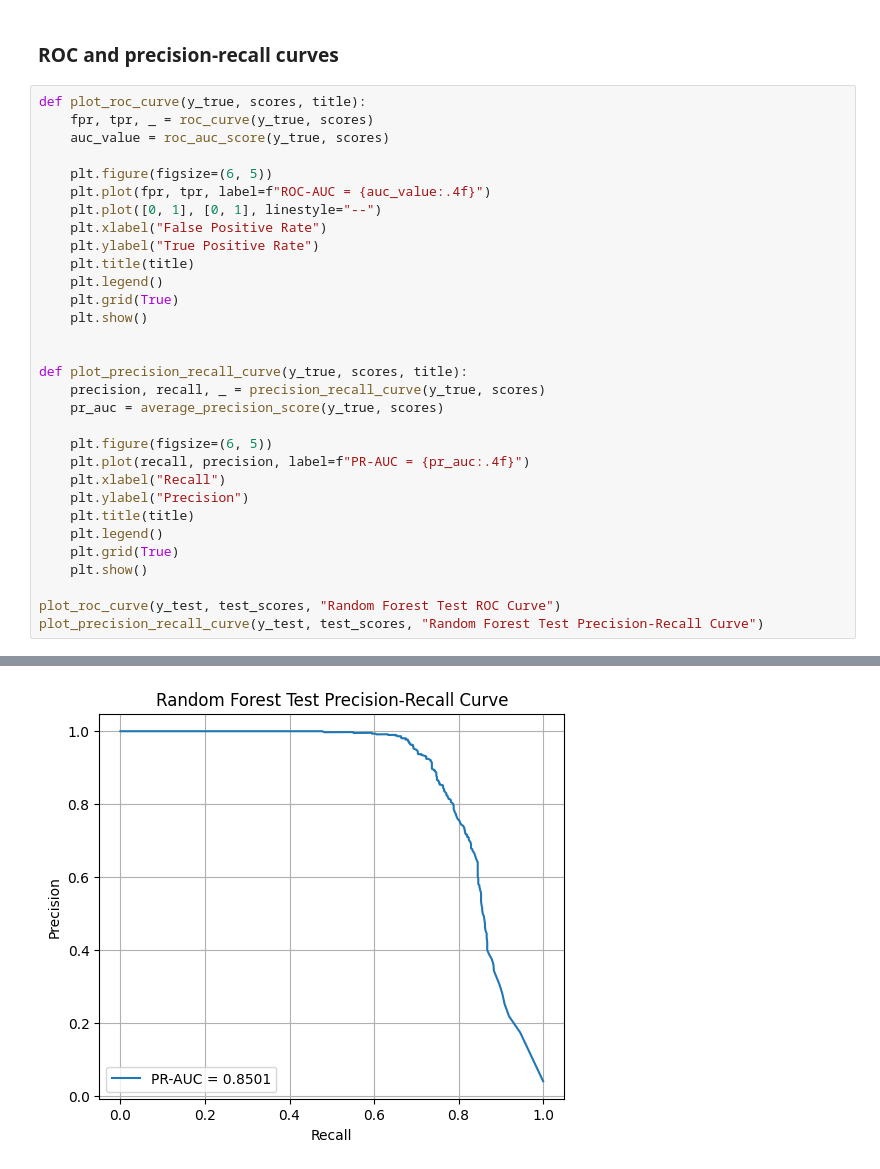
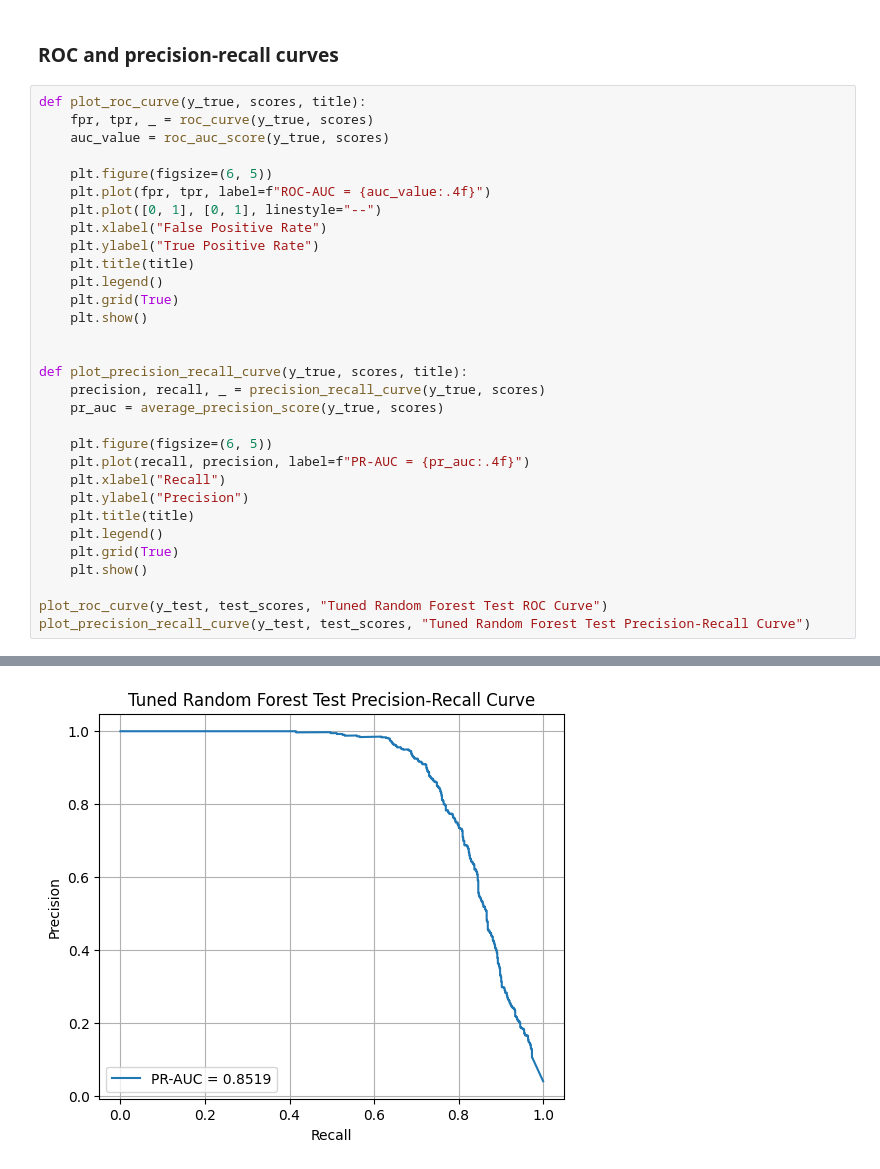
Before and after one commit to yuanmingwang/multi-stage-iot-ids, a Jupyter notebook: notebooks/p3_random_forest.ipynb, the cells around one changed output, grey strips where cells are left out. Drawn from its saved outputs; the diff is of its cells as text.

```diff
--- a/notebooks/p3_random_forest.ipynb
+++ b/notebooks/p3_random_forest.ipynb
@@ -348,6 +445,6 @@ def plot_precision_recall_curve(y_true, scores, title):
     plt.grid(True)
     plt.show()
 
-plot_roc_curve(y_test, test_scores, "Random Forest Test ROC Curve")
-plot_precision_recall_curve(y_test, test_scores, "Random Forest Test Precision-Recall Curve")
+plot_roc_curve(y_test, test_scores, "Tuned Random Forest Test ROC Curve")
+plot_precision_recall_curve(y_test, test_scores, "Tuned Random Forest Test Precision-Recall Curve")
 # %% [output]
@@ -355,2 +452,2 @@ plot_precision_recall_curve(y_test, test_scores, "Random Forest Test Precision-R
-[figure, old version]
+[figure, new version]
 # %% [markdown]
```
Also changed, not shown: parts of 21 cells of this notebook.
